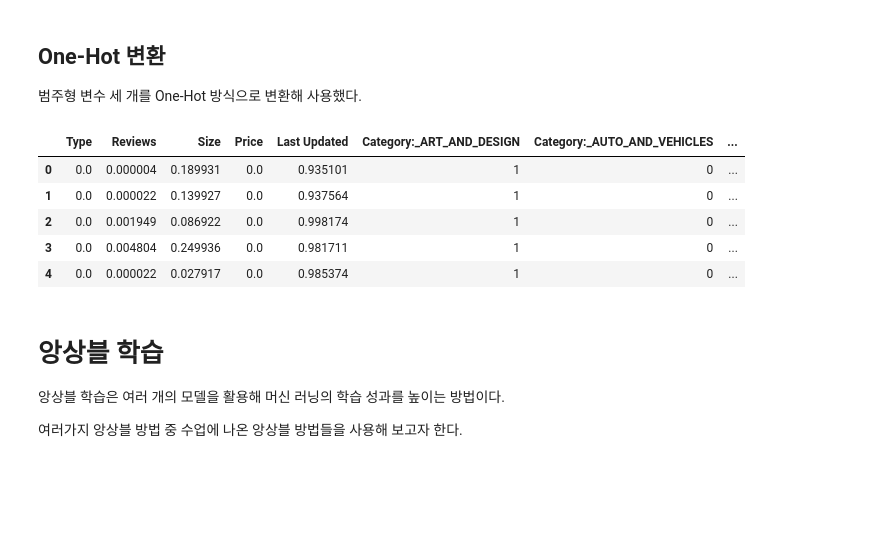
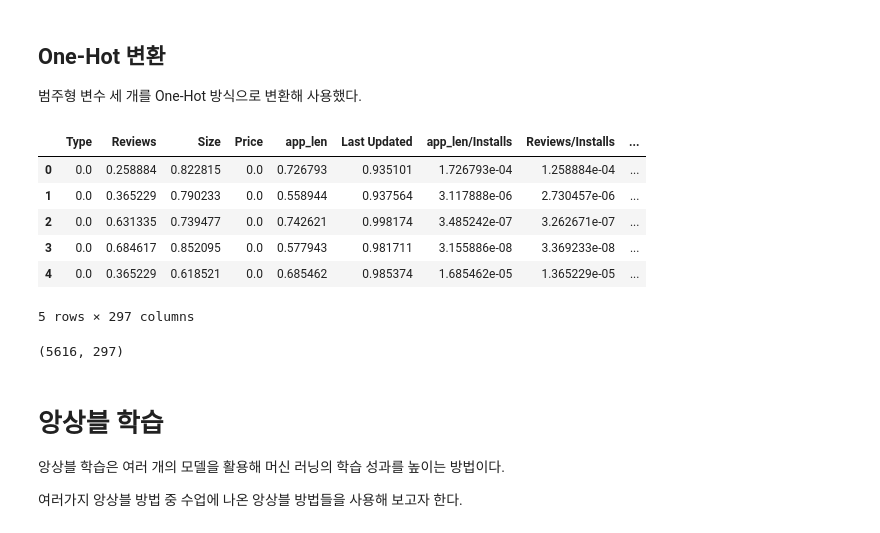
Before and after one commit to YMGYM/toBigs_activity, a Jupyter notebook: Week 4/week4_Ensemble_Assignment/ensemble_assignment.ipynb, the cells around one changed output. Saved outputs shown, nothing was run; the diff lists cells and outputs as text; code cells hidden in the pictures; blank space fills up the shorter version.

```diff
--- a/Week 4/week4_Ensemble_Assignment/ensemble_assignment.ipynb
+++ b/Week 4/week4_Ensemble_Assignment/ensemble_assignment.ipynb
@@ -636,0 +835,17 @@ plt.show()
+# %%
+# 전체 앱의 이름을 소문자화하여 자주 나오는 단어 상위 200개를 구함
+lower_name = all_train_data['App'].map(lambda x: x.lower().split()) # 소문자화하고 단어로 분할
+
+def get_corpus(data):
+  return [word for row in data for word in row] # 각 단어들을 하나의 배열에 담음
+
+corpus = pd.Series(get_corpus(lower_name)) # 담은 단어들을 데이터프레임으로 변환
+shorten_corpus = corpus.map(lambda x: x if len(x) >= 3 else None) # 단어가 3글자 이상인 것만 쳐 내기
+top_words_corpus = shorten_corpus.value_counts()[:200] # 상위 200개만 자른다.
+# %%
+# 전체 Genre중 5개 이하인 Genre는 기타 장르로 분리하고 배열을 구함
+# Genres 개수가 5개 이하인 값은 Others로 분류
+tmp_genres = all_train_data['Genres'].map(lambda x: x if all_train_data['Genres'].value_counts().loc[x] > 5 else 'Others') # 데이터 개수가 5개 이상인 경우만 살리고 나머지는 전부 Others로 보낸다.
+# %%
+augfeat_x = get_features(scaled_train_x, top_words_corpus.index, tmp_genres.values)
+augfeat_x
@@ -641,28 +883,35 @@ plt.show()
 # %%
 def make_dummy(data):
   # 카테고리에 대한 더미 변수 생성
-  category_dummy = pd.get_dummies(data["Category"], prefix='Category:')
+  # category_dummy = pd.get_dummies(data["Category"], prefix='Category:')
+  category_dummy = pd.get_dummies(data["Genres"], prefix='Genres:')
 
   # Content Rating에 대한 더미 변수 생성
   content_dummy = pd.get_dummies(data['Content Rating'], prefix='AgeRating') # 알아보기 쉽게 AgeRating으로 변경..
 
   # Installs에 대한 더미 변수 생성
-  install_dummy = pd.get_dummies(data["Installs"], prefix='Installs:')
+  install_dummy = pd.get_dummies(data["install_label"], prefix='Installs:')
 
-  data = data.drop(['Category', 'Content Rating',"Installs"], axis=1)
+  # data = data.drop(['Category', 'Content Rating',"Installs"], axis=1)
+  data = data.drop(['Genres', 'Content Rating',"install_label"], axis=1)
   data = pd.concat([data, category_dummy, content_dummy, install_dummy], axis=1) # 데이터프레임에 연결한다.
 
   return data
 # %%
-dummied_train_x = make_dummy(scaled_train_x)
+dummied_train_x = make_dummy(augfeat_x)
 dummied_train_x.head() # 성공적으로 변환되었다.
 # %% [output]
-|  | Type | Reviews | Size | Price | Last Updated | Category:_ART_AND_DESIGN | Category:_AUTO_AND_VEHICLES | ... |
-| 0 | 0.0 | 0.000004 | 0.189931 | 0.0 | 0.935101 | 1 | 0 | ... |
-| 1 | 0.0 | 0.000022 | 0.139927 | 0.0 | 0.937564 | 1 | 0 | ... |
-| 2 | 0.0 | 0.001949 | 0.086922 | 0.0 | 0.998174 | 1 | 0 | ... |
-| 3 | 0.0 | 0.004804 | 0.249936 | 0.0 | 0.981711 | 1 | 0 | ... |
-| 4 | 0.0 | 0.000022 | 0.027917 | 0.0 | 0.985374 | 1 | 0 | ... |
+|  | Type | Reviews | Size | Price | app_len | Last Updated | app_len/Installs | Reviews/Installs | ... |
+| 0 | 0.0 | 0.258884 | 0.822815 | 0.0 | 0.726793 | 0.935101 | 1.726793e-04 | 1.258884e-04 | ... |
+| 1 | 0.0 | 0.365229 | 0.790233 | 0.0 | 0.558944 | 0.937564 | 3.117888e-06 | 2.730457e-06 | ... |
+| 2 | 0.0 | 0.631335 | 0.739477 | 0.0 | 0.742621 | 0.998174 | 3.485242e-07 | 3.262671e-07 | ... |
+| 3 | 0.0 | 0.684617 | 0.852095 | 0.0 | 0.577943 | 0.981711 | 3.155886e-08 | 3.369233e-08 | ... |
+| 4 | 0.0 | 0.365229 | 0.618521 | 0.0 | 0.685462 | 0.985374 | 1.685462e-05 | 1.365229e-05 | ... |
+5 rows × 297 columns
+# %%
+dummied_train_x.shape # 297개의 피처를 가지고 있다.
+# %% [output]
+(5616, 297)
 # %% [markdown]
 # 앙상블 학습
 
```
Also changed, not shown: parts of 128 cells of this notebook, 1 other file.
